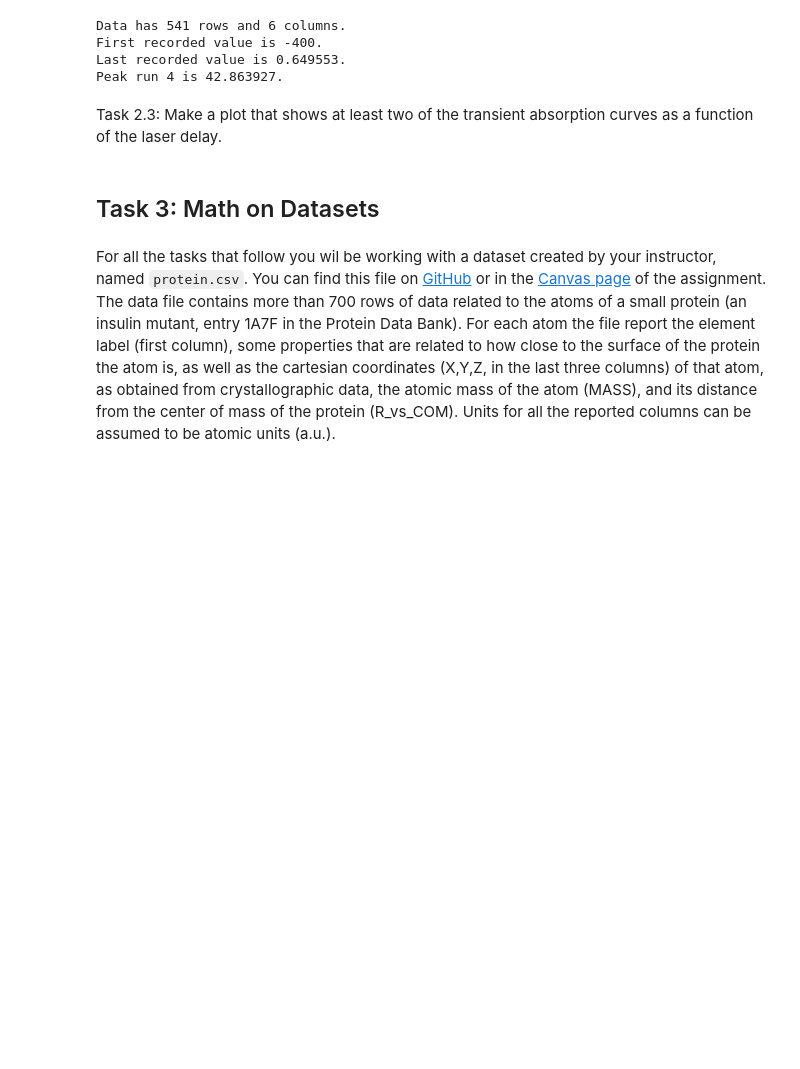
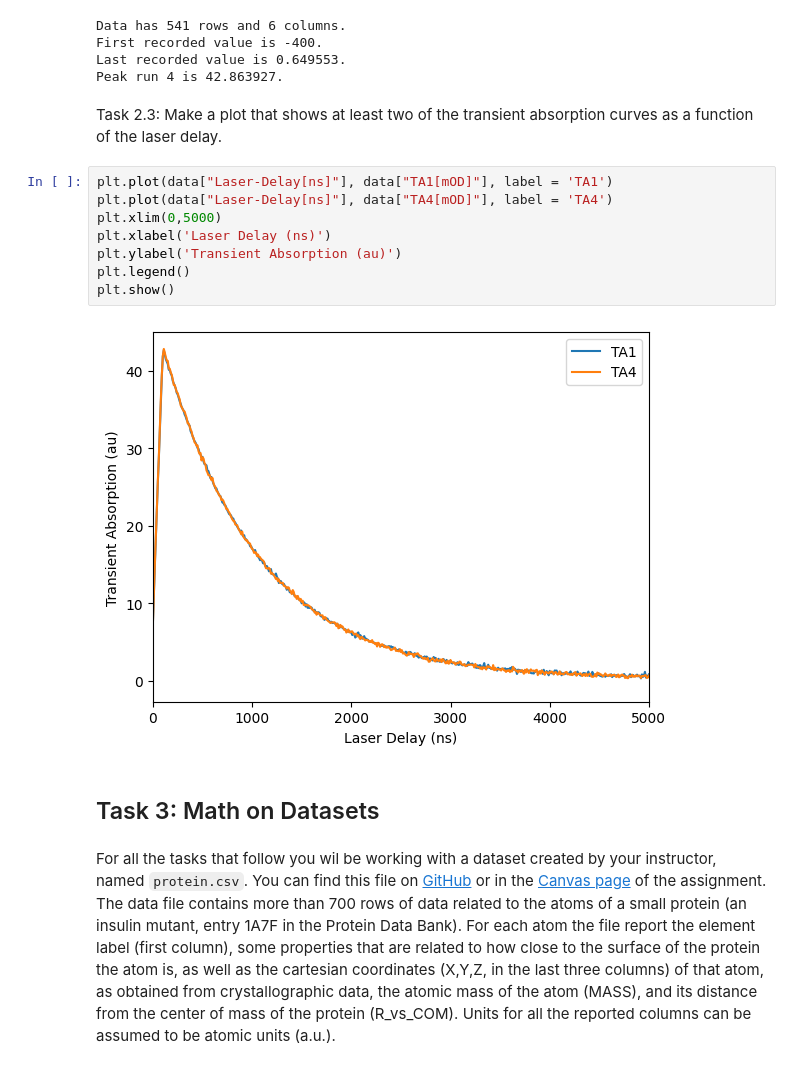
Before and after one commit to DavidShreve/PChem-Lab, a Jupyter notebook: Python_Worksheet.ipynb, the cells around one changed output. Cells and saved outputs as stored; diff of their text form; blank space fills up the shorter version.

```diff
--- a/Python_Worksheet.ipynb
+++ b/Python_Worksheet.ipynb
@@ -188,6 +188,16 @@ Last recorded value is 0.649553.
 Peak run 4 is 42.863927.
 # %% [markdown]
 Task 2.3: Make a plot that shows at least two of the transient absorption curves as a function of the laser delay.
+# %%
+plt.plot(data["Laser-Delay[ns]"], data["TA1[mOD]"], label = 'TA1')
+plt.plot(data["Laser-Delay[ns]"], data["TA4[mOD]"], label = 'TA4')
+plt.xlim(0,5000)
+plt.xlabel('Laser Delay (ns)')
+plt.ylabel('Transient Absorption (au)')
+plt.legend()
+plt.show()
+# %% [output]
+[figure, added]
 # %% [markdown]
 ## Task 3: Math on Datasets
 # %% [markdown]
```
